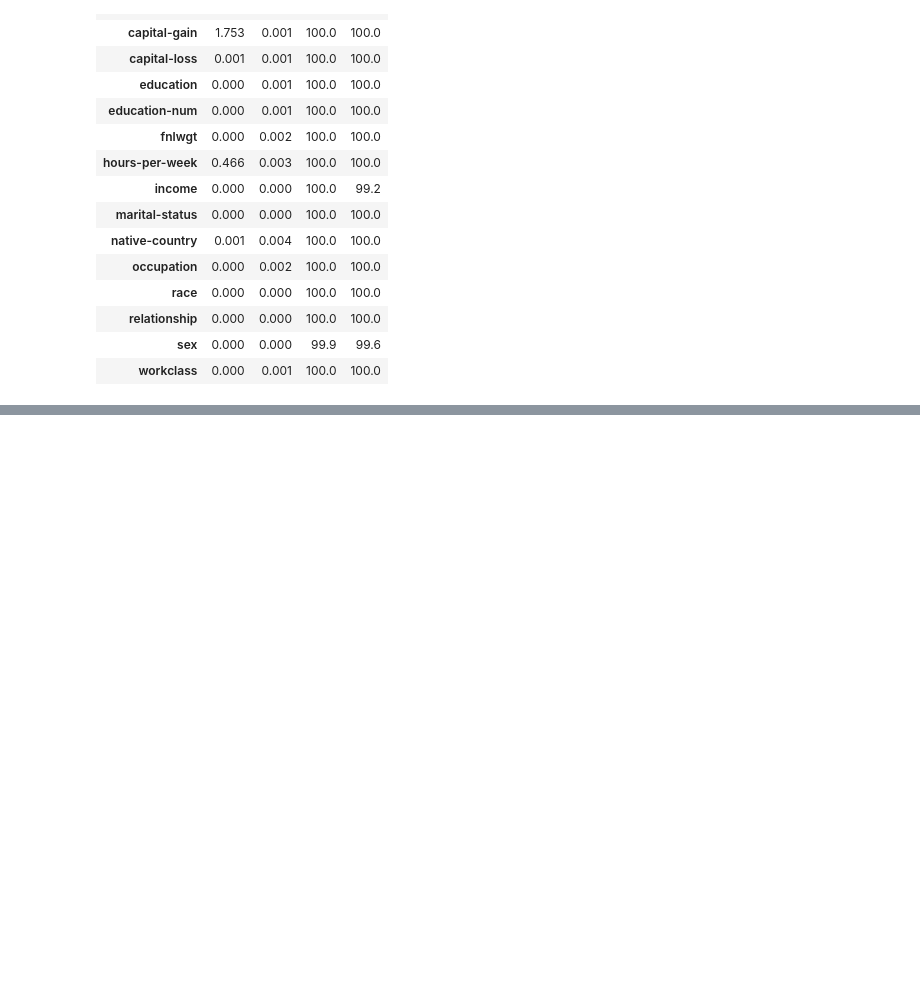
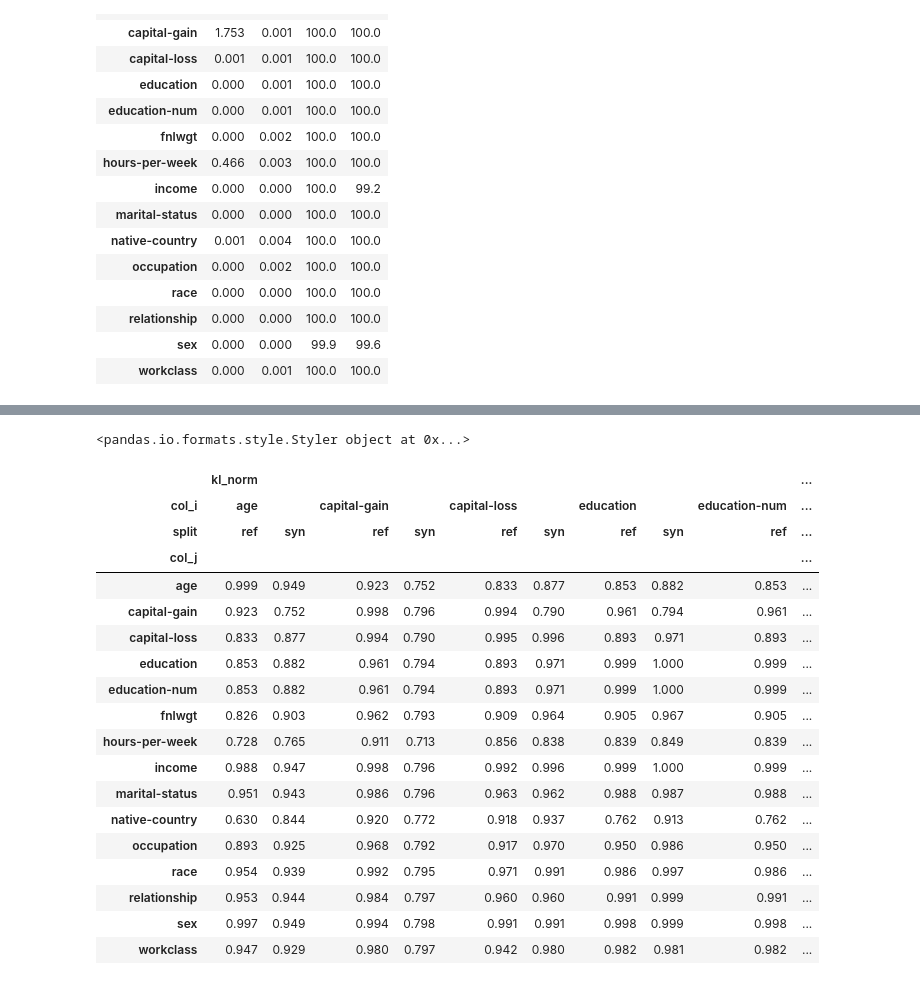
Before and after one commit to pasteur-dev/pasteur, a Jupyter notebook: notebooks/test_distr.ipynb, the cells around one changed output, grey strips where cells are left out. Cells and saved outputs as stored; diff of their text form; code cells hidden in the pictures; blank space fills up the shorter version.

```diff
--- a/notebooks/test_distr.ipynb
+++ b/notebooks/test_distr.ipynb
@@ -335,0 +371,29 @@ color_dataframe(cs_df, idx=["col"], cols=[], vals=["X^2", "p"], formatters=cs_fo
+# %%
+ref = calc_kl(wrk, tst)
+syn = calc_kl(wrk, alg)
+
+kl_formatters = {
+    "kl_norm": {"precision": 3}
+}
+color_dataframe({"ref": ref, "syn": syn}, ref_split="ref", idx=["col_j"], cols=["col_i"], vals=["kl_norm"], formatters=kl_formatters)
+# %% [output]
+<pandas.io.formats.style.Styler object at 0x...>
+|  | kl_norm |  |  |  |  |  |  |  |  | ... |
+| col_i | age |  | capital-gain |  | capital-loss |  | education |  | education-num | ... |
+| split | ref | syn | ref | syn | ref | syn | ref | syn | ref | ... |
+| col_j |  |  |  |  |  |  |  |  |  | ... |
+| age | 0.999 | 0.949 | 0.923 | 0.752 | 0.833 | 0.877 | 0.853 | 0.882 | 0.853 | ... |
+| capital-gain | 0.923 | 0.752 | 0.998 | 0.796 | 0.994 | 0.790 | 0.961 | 0.794 | 0.961 | ... |
+| capital-loss | 0.833 | 0.877 | 0.994 | 0.790 | 0.995 | 0.996 | 0.893 | 0.971 | 0.893 | ... |
+| education | 0.853 | 0.882 | 0.961 | 0.794 | 0.893 | 0.971 | 0.999 | 1.000 | 0.999 | ... |
+| education-num | 0.853 | 0.882 | 0.961 | 0.794 | 0.893 | 0.971 | 0.999 | 1.000 | 0.999 | ... |
+| fnlwgt | 0.826 | 0.903 | 0.962 | 0.793 | 0.909 | 0.964 | 0.905 | 0.967 | 0.905 | ... |
+| hours-per-week | 0.728 | 0.765 | 0.911 | 0.713 | 0.856 | 0.838 | 0.839 | 0.849 | 0.839 | ... |
+| income | 0.988 | 0.947 | 0.998 | 0.796 | 0.992 | 0.996 | 0.999 | 1.000 | 0.999 | ... |
+| marital-status | 0.951 | 0.943 | 0.986 | 0.796 | 0.963 | 0.962 | 0.988 | 0.987 | 0.988 | ... |
+| native-country | 0.630 | 0.844 | 0.920 | 0.772 | 0.918 | 0.937 | 0.762 | 0.913 | 0.762 | ... |
+| occupation | 0.893 | 0.925 | 0.968 | 0.792 | 0.917 | 0.970 | 0.950 | 0.986 | 0.950 | ... |
+| race | 0.954 | 0.939 | 0.992 | 0.795 | 0.971 | 0.991 | 0.986 | 0.997 | 0.986 | ... |
+| relationship | 0.953 | 0.944 | 0.984 | 0.797 | 0.960 | 0.960 | 0.991 | 0.999 | 0.991 | ... |
+| sex | 0.997 | 0.949 | 0.994 | 0.798 | 0.991 | 0.991 | 0.998 | 0.999 | 0.998 | ... |
+| workclass | 0.947 | 0.929 | 0.980 | 0.797 | 0.942 | 0.980 | 0.982 | 0.981 | 0.982 | ... |
```
Also changed, not shown: parts of 3 cells of this notebook, 2 other files.
